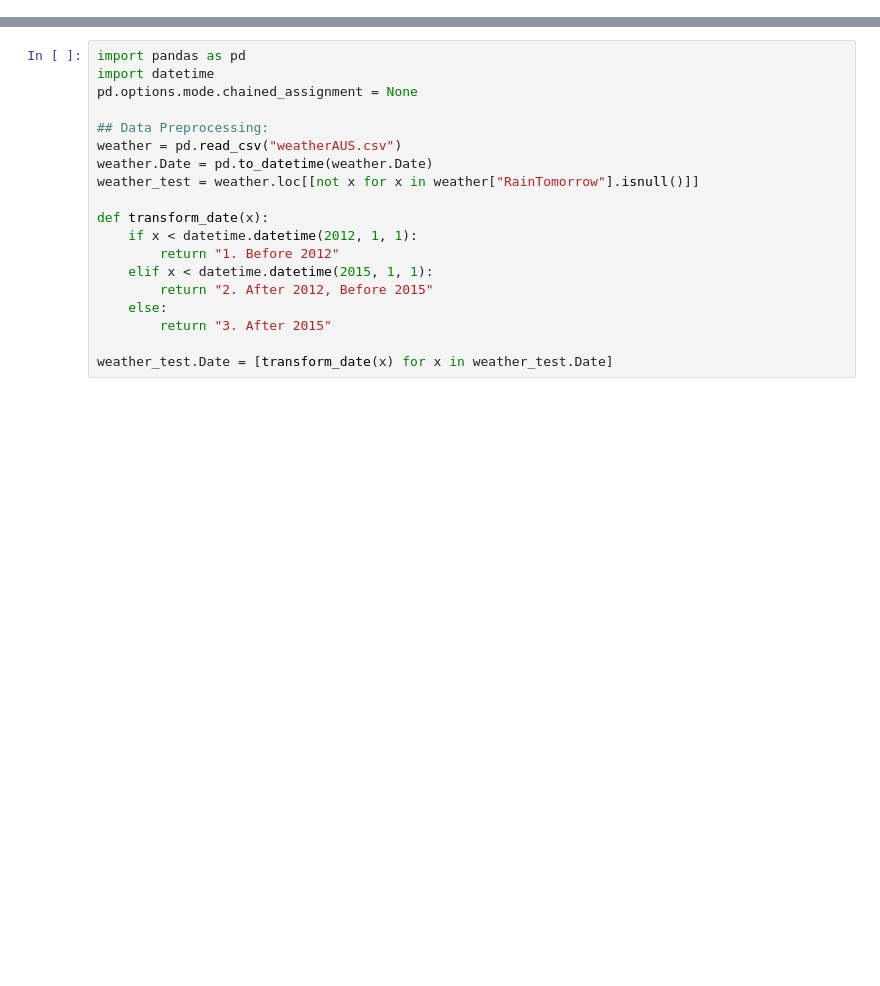
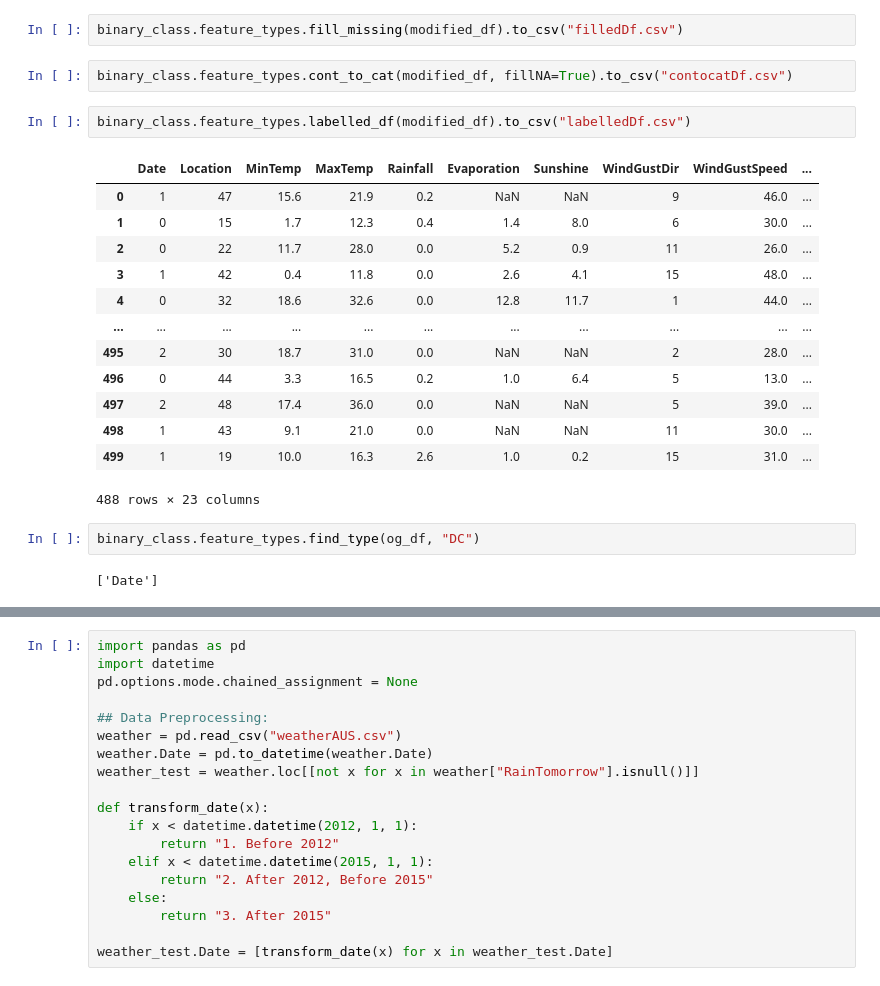
Before and after one commit to picaindahouse/feature_analysis, a Jupyter notebook: datasets/Untitled.ipynb, the cells around one changed output, grey strips where cells are left out. Drawn from its saved outputs; the diff is of its cells as text; blank space fills up the shorter version.

```diff
--- a/datasets/Untitled.ipynb
+++ b/datasets/Untitled.ipynb
@@ -0,0 +64,24 @@
+# %%
+binary_class.feature_types.fill_missing(modified_df).to_csv("filledDf.csv")
+# %%
+binary_class.feature_types.cont_to_cat(modified_df, fillNA=True).to_csv("contocatDf.csv")
+# %%
+binary_class.feature_types.labelled_df(modified_df).to_csv("labelledDf.csv")
+# %% [output]
+|  | Date | Location | MinTemp | MaxTemp | Rainfall | Evaporation | Sunshine | WindGustDir | WindGustSpeed | ... |
+| 0 | 1 | 47 | 15.6 | 21.9 | 0.2 | NaN | NaN | 9 | 46.0 | ... |
+| 1 | 0 | 15 | 1.7 | 12.3 | 0.4 | 1.4 | 8.0 | 6 | 30.0 | ... |
+| 2 | 0 | 22 | 11.7 | 28.0 | 0.0 | 5.2 | 0.9 | 11 | 26.0 | ... |
+| 3 | 1 | 42 | 0.4 | 11.8 | 0.0 | 2.6 | 4.1 | 15 | 48.0 | ... |
+| 4 | 0 | 32 | 18.6 | 32.6 | 0.0 | 12.8 | 11.7 | 1 | 44.0 | ... |
+| ... | ... | ... | ... | ... | ... | ... | ... | ... | ... | ... |
+| 495 | 2 | 30 | 18.7 | 31.0 | 0.0 | NaN | NaN | 2 | 28.0 | ... |
+| 496 | 0 | 44 | 3.3 | 16.5 | 0.2 | 1.0 | 6.4 | 5 | 13.0 | ... |
+| 497 | 2 | 48 | 17.4 | 36.0 | 0.0 | NaN | NaN | 5 | 39.0 | ... |
+| 498 | 1 | 43 | 9.1 | 21.0 | 0.0 | NaN | NaN | 11 | 30.0 | ... |
+| 499 | 1 | 19 | 10.0 | 16.3 | 2.6 | 1.0 | 0.2 | 15 | 31.0 | ... |
+488 rows × 23 columns
+# %%
+binary_class.feature_types.find_type(og_df, "DC")
+# %% [output]
+['Date']
```
Also changed, not shown: parts of 14 cells of this notebook, 15 other files.
